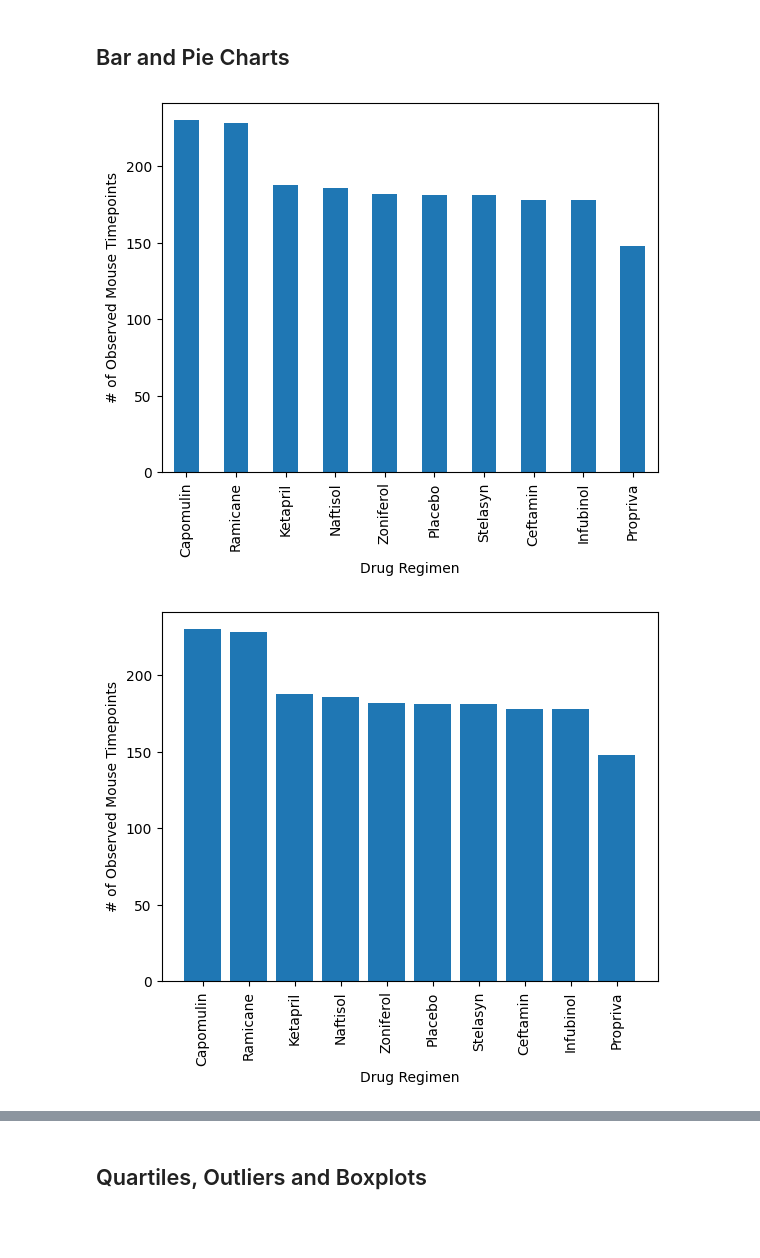
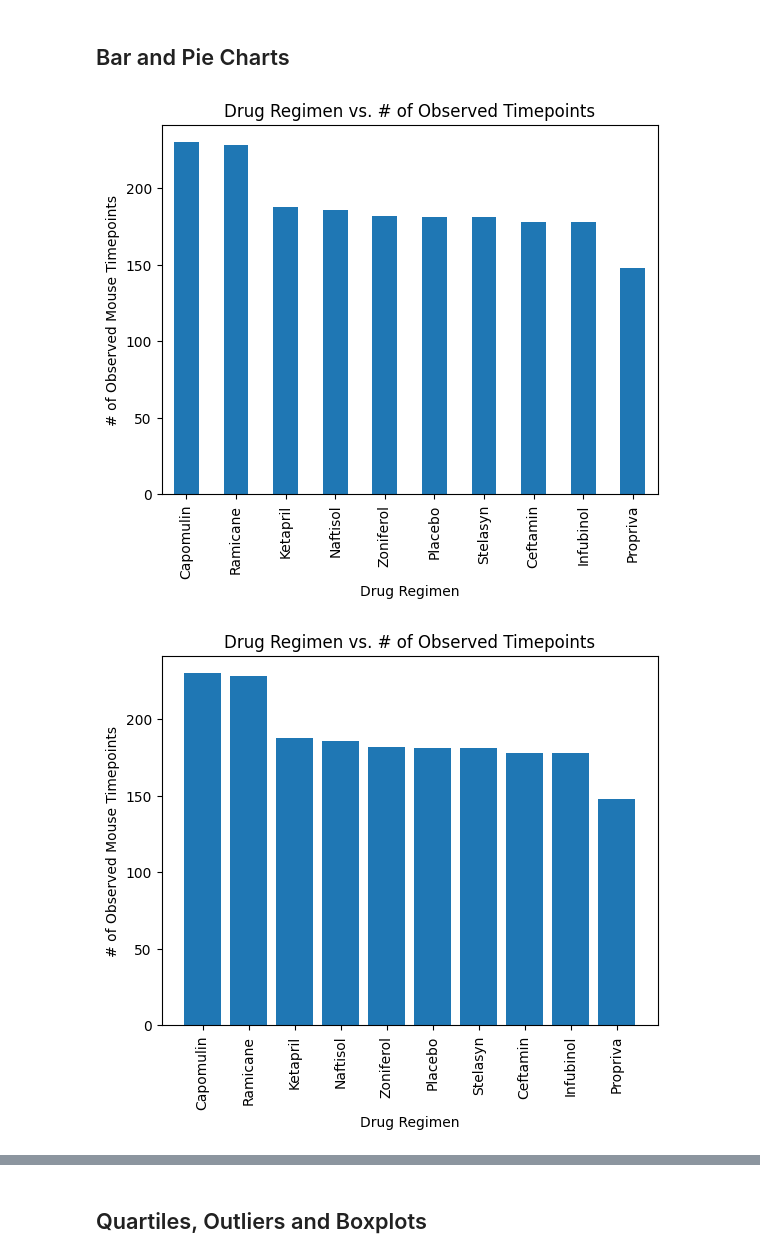
Before and after one commit to rjlaughlin/pymaceuticals, a Jupyter notebook: pymaceuticals.ipynb, the cells around one changed output, grey strips where cells are left out. Cells and saved outputs as stored; diff of their text form; code cells hidden in the pictures; blank space fills up the shorter version.

```diff
--- a/pymaceuticals.ipynb
+++ b/pymaceuticals.ipynb
@@ -130,21 +130,31 @@ aggregate_df
 # %%
 # Generate a bar plot showing the total number of rows (Mouse ID/Timepoints) for each drug regimen using Pandas.
 clean_df.groupby(['Drug Regimen'])['Timepoint'].count().sort_values(ascending = False).plot(kind='bar')
+
+# Plot Title and Labeling
+plt.title('Drug Regimen vs. # of Observed Timepoints')
 plt.xlabel('Drug Regimen')
 plt.ylabel('# of Observed Mouse Timepoints')
+
+# Display the plot
 plt.show()
 # %% [output]
-[figure, old version]
+[figure, new version]
 # %%
 # Generate a bar plot showing the total number of rows (Mouse ID/Timepoints) for each drug regimen using pyplot.
 drug_df = clean_df.groupby(['Drug Regimen'])['Timepoint'].count().sort_values(ascending = False)
 plt.bar(drug_df.index,drug_df)
+
+# Plot Title and Labeling
+plt.title('Drug Regimen vs. # of Observed Timepoints')
 plt.ylabel('# of Observed Mouse Timepoints')
 plt.xlabel('Drug Regimen')
 plt.xticks(rotation=90)
+
+# Display the plot
 plt.show()
 # %% [output]
-[figure, old version]
+[figure, new version]
 # %%
 # Generate a pie chart, using Pandas, showing the distribution of unique female versus male mice used in the study
 sex_df = merge_df.groupby(['Sex'])['Mouse ID'].nunique().sort_values(ascending = False)
```
Also changed, not shown: parts of 6 cells of this notebook, 1 other file.
